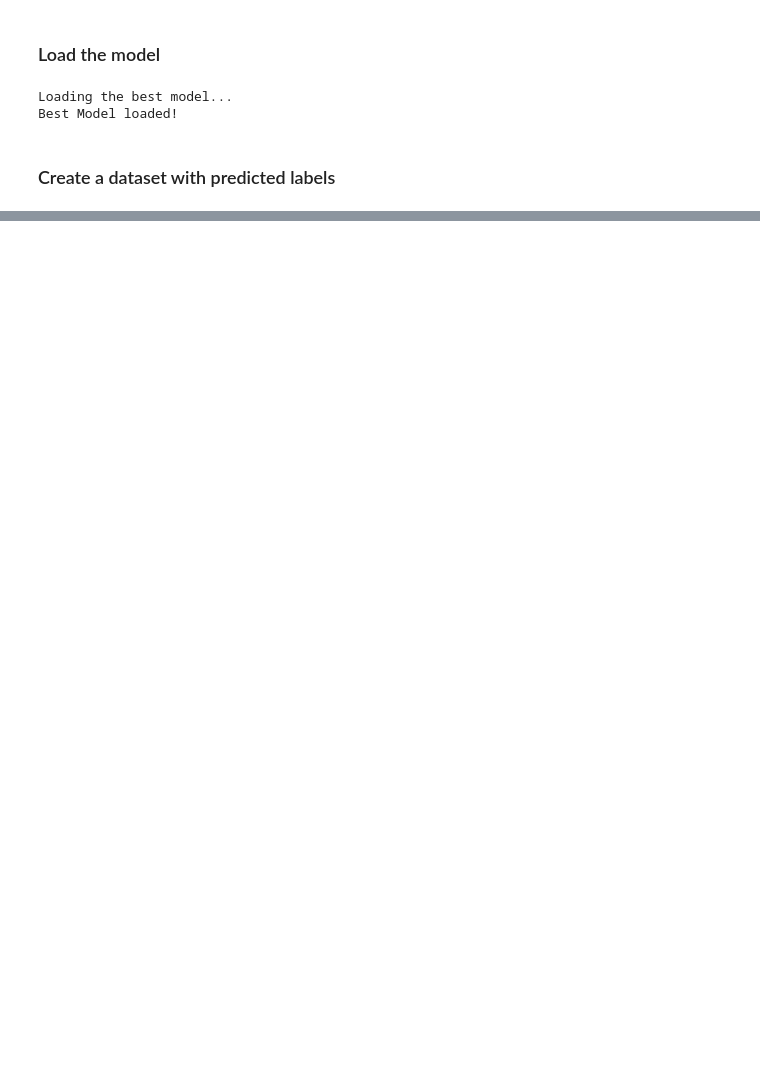
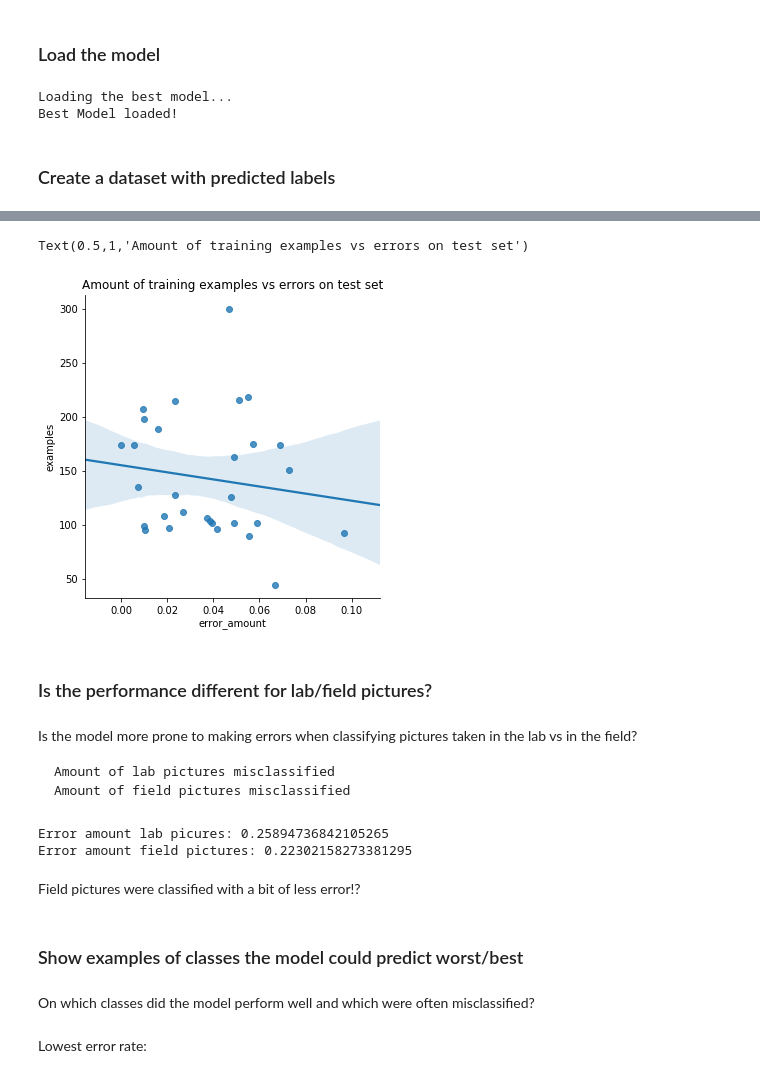
Before and after one commit to NLeSC/XAI, a Jupyter notebook: Software/LeafSnapDemo/AnalyzePerformanceClassificationModel30.ipynb, the cells around one changed output, grey strips where cells are left out. Saved outputs shown, nothing was run; the diff lists cells and outputs as text; code cells hidden in the pictures; blank space fills up the shorter version.

```diff
--- a/Software/LeafSnapDemo/AnalyzePerformanceClassificationModel30.ipynb
+++ b/Software/LeafSnapDemo/AnalyzePerformanceClassificationModel30.ipynb
@@ -184,0 +195,32 @@ print(species.head())
+# %%
+sns.lmplot(x='error_amount',y='examples',data=examples_vs_mistakes,fit_reg=True)
+ax = plt.gca()
+ax.set_title("Amount of training examples vs errors on test set")
+# %% [output]
+Text(0.5,1,'Amount of training examples vs errors on test set')
+[figure, added]
+# %% [markdown]
+### Is the performance different for lab/field pictures?
+# %% [markdown]
+Is the model more prone to making errors when classifying pictures taken in the lab vs in the field?
+
+    Amount of lab pictures misclassified
+    Amount of field pictures misclassified
+# %%
+lab_errors = incorrect[incorrect["source"] == "lab"]
+amount_lab_errors = len(lab_errors)/len(predictions[predictions["source"] == "lab"])
+
+field_errors = incorrect[incorrect["source"] == "field"]
+amount_field_errors = len(field_errors)/len(predictions[predictions["source"] == "field"])
+
+print("Error amount lab picures: " + str(amount_lab_errors))
+print("Error amount field pictures: " + str(amount_field_errors))
+# %% [output]
+Error amount lab picures: 0.25894736842105265
+Error amount field pictures: 0.22302158273381295
+# %% [markdown]
+Field pictures were classified with a bit of less error!?
+# %% [markdown]
+### Show examples of classes the model could predict worst/best
+# %% [markdown]
+On which classes did the model perform well and which were often misclassified?
@@ -184,0 +230,2 @@ print(species.head())
+# %% [markdown]
+Lowest error rate:
```
Also changed, not shown: parts of 20 cells of this notebook.
